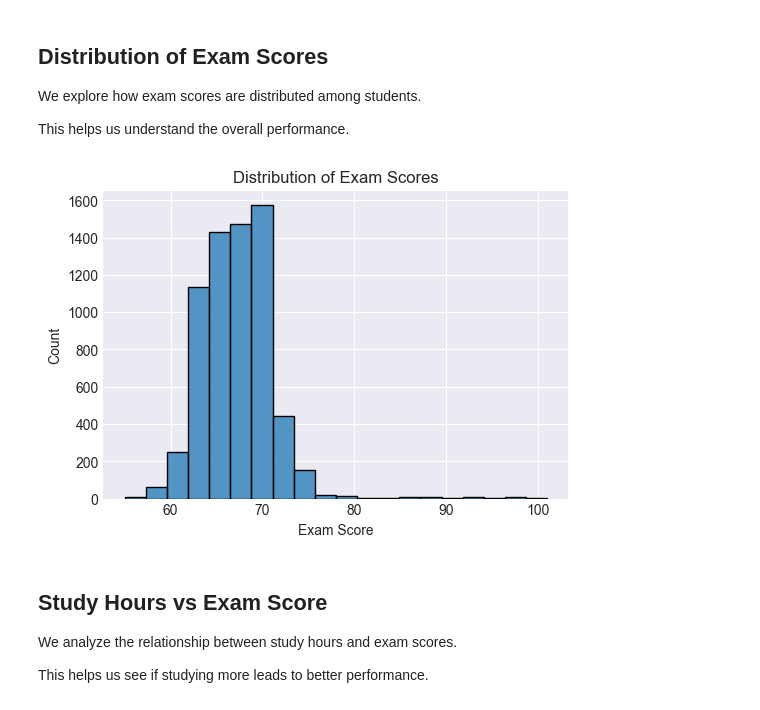
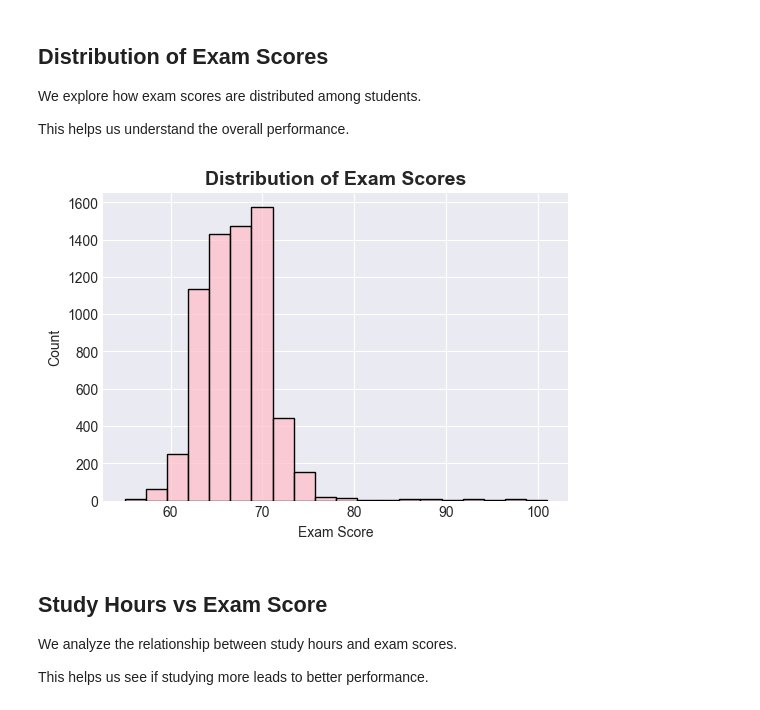
Before and after one commit to Hajer207/B5, a Jupyter notebook: Student/C2/project 2.ipynb, the cells around one changed output. Cells and saved outputs as stored; diff of their text form; code cells hidden in the pictures.

```diff
--- a/Student/C2/project 2.ipynb
+++ b/Student/C2/project 2.ipynb
@@ -86,13 +86,16 @@ We explore how exam scores are distributed among students.
 This helps us understand the overall performance.
 # %%
 plt.figure(figsize=(6,4))
-sns.histplot(df['Exam_Score'], bins=20)
-plt.title("Distribution of Exam Scores")
+
+sns.histplot(df['Exam_Score'], bins=20, color='pink', edgecolor='black')
+
+plt.title("Distribution of Exam Scores", fontsize=14, fontweight='bold')
 plt.xlabel("Exam Score")
 plt.ylabel("Count")
+
 plt.show()
 # %% [output]
-[figure, old version]
+[figure, new version]
 # %% [markdown]
 ## Study Hours vs Exam Score
 
```
Also changed, not shown: parts of 5 cells of this notebook.
